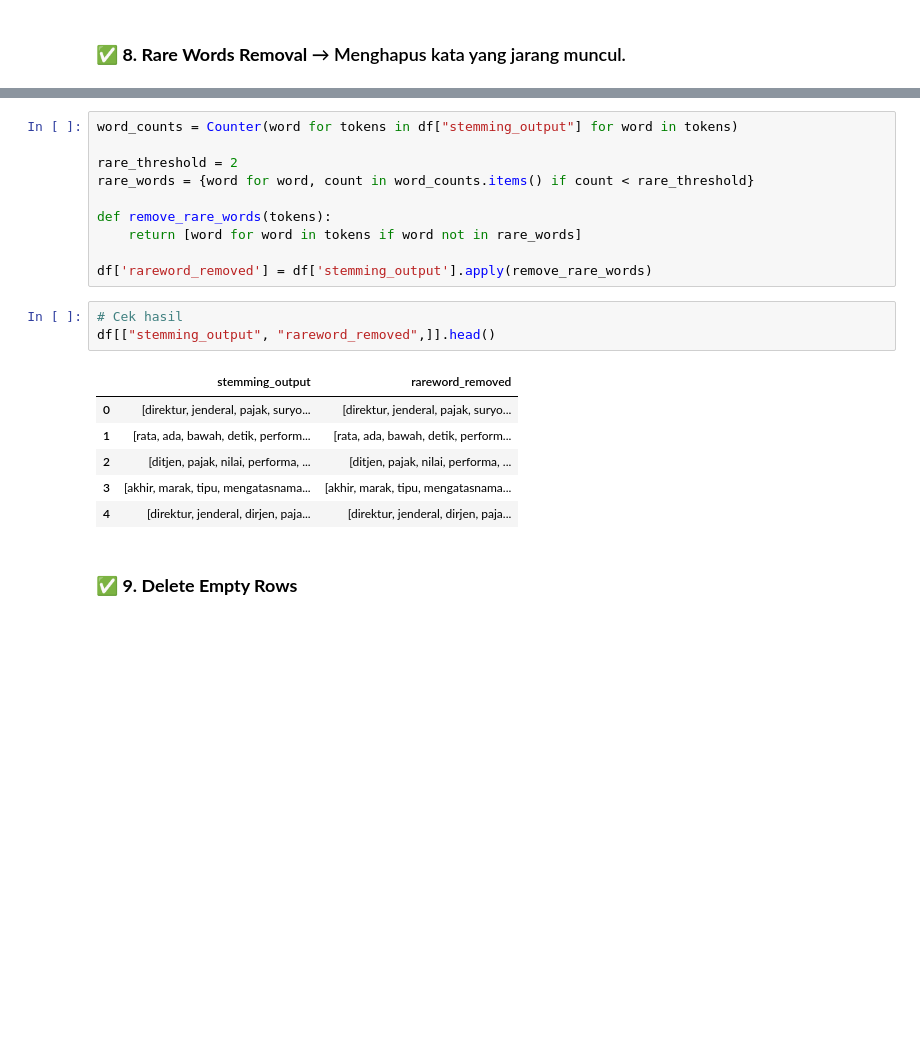
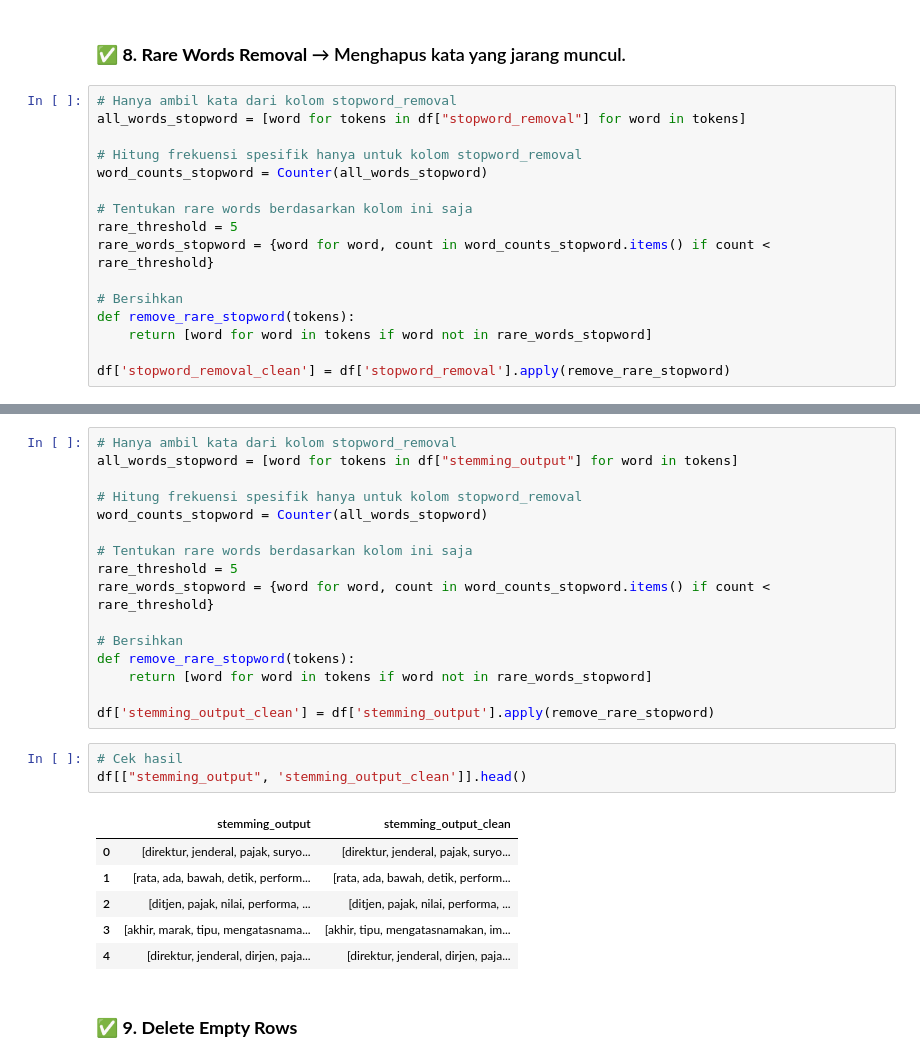
Before and after one commit to AnnisaFadila069/projectA-sentiment-analysis-coretax, a Jupyter notebook: Notebook/2_Preprocessing_Coretax.ipynb, the cells around one changed output, grey strips where cells are left out. Drawn from its saved outputs; the diff is of its cells as text; blank space fills up the shorter version.

```diff
--- a/Notebook/2_Preprocessing_Coretax.ipynb
+++ b/Notebook/2_Preprocessing_Coretax.ipynb
@@ -230,3 +231,19 @@ df[["stopword_removal", "stemming_output"]].head()
 | 4 | [direktur, jenderal, dirjen, paja... | [direktur, jenderal, dirjen, paja... |
 # %% [markdown]
 ### ✅ **8. Rare Words Removal** → Menghapus kata yang jarang muncul.
+# %%
+# Hanya ambil kata dari kolom stopword_removal
+all_words_stopword = [word for tokens in df["stopword_removal"] for word in tokens]
+
+# Hitung frekuensi spesifik hanya untuk kolom stopword_removal
+word_counts_stopword = Counter(all_words_stopword)
+
+# Tentukan rare words berdasarkan kolom ini saja
+rare_threshold = 5
+rare_words_stopword = {word for word, count in word_counts_stopword.items() if count < rare_threshold}
+
+# Bersihkan
+def remove_rare_stopword(tokens):
+    return [word for word in tokens if word not in rare_words_stopword]
+
+df['stopword_removal_clean'] = df['stopword_removal'].apply(remove_rare_stopword)
@@ -233,22 +260,28 @@ df[["stopword_removal", "stemming_output"]].head()
 # %%
-word_counts = Counter(word for tokens in df["stemming_output"] for word in tokens)
+# Hanya ambil kata dari kolom stopword_removal
+all_words_stopword = [word for tokens in df["stemming_output"] for word in tokens]
 
-rare_threshold = 2
-rare_words = {word for word, count in word_counts.items() if count < rare_threshold}
+# Hitung frekuensi spesifik hanya untuk kolom stopword_removal
+word_counts_stopword = Counter(all_words_stopword)
 
-def remove_rare_words(tokens):
-    return [word for word in tokens if word not in rare_words]
+# Tentukan rare words berdasarkan kolom ini saja
+rare_threshold = 5
+rare_words_stopword = {word for word, count in word_counts_stopword.items() if count < rare_threshold}
 
-df['rareword_removed'] = df['stemming_output'].apply(remove_rare_words)
+# Bersihkan
+def remove_rare_stopword(tokens):
+    return [word for word in tokens if word not in rare_words_stopword]
+
+df['stemming_output_clean'] = df['stemming_output'].apply(remove_rare_stopword)
 # %%
 # Cek hasil
-df[["stemming_output", "rareword_removed",]].head()
+df[["stemming_output", 'stemming_output_clean']].head()
 # %% [output]
-|  | stemming_output | rareword_removed |
+|  | stemming_output | stemming_output_clean |
 | 0 | [direktur, jenderal, pajak, suryo... | [direktur, jenderal, pajak, suryo... |
 | 1 | [rata, ada, bawah, detik, perform... | [rata, ada, bawah, detik, perform... |
 | 2 | [ditjen, pajak, nilai, performa, ... | [ditjen, pajak, nilai, performa, ... |
-| 3 | [akhir, marak, tipu, mengatasnama... | [akhir, marak, tipu, mengatasnama... |
+| 3 | [akhir, marak, tipu, mengatasnama... | [akhir, tipu, mengatasnamakan, im... |
 | 4 | [direktur, jenderal, dirjen, paja... | [direktur, jenderal, dirjen, paja... |
 # %% [markdown]
 ### ✅ **9. Delete Empty Rows**
```
Also changed, not shown: parts of 6 cells of this notebook, 8 other files.
